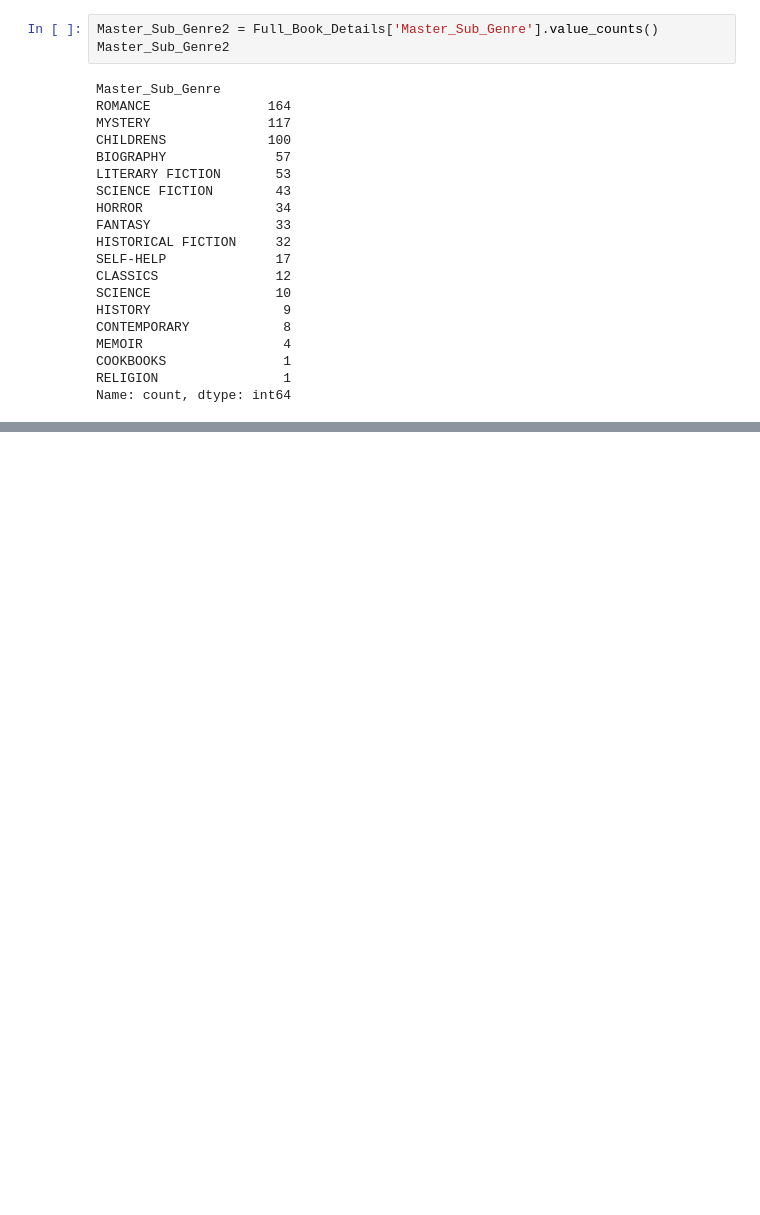
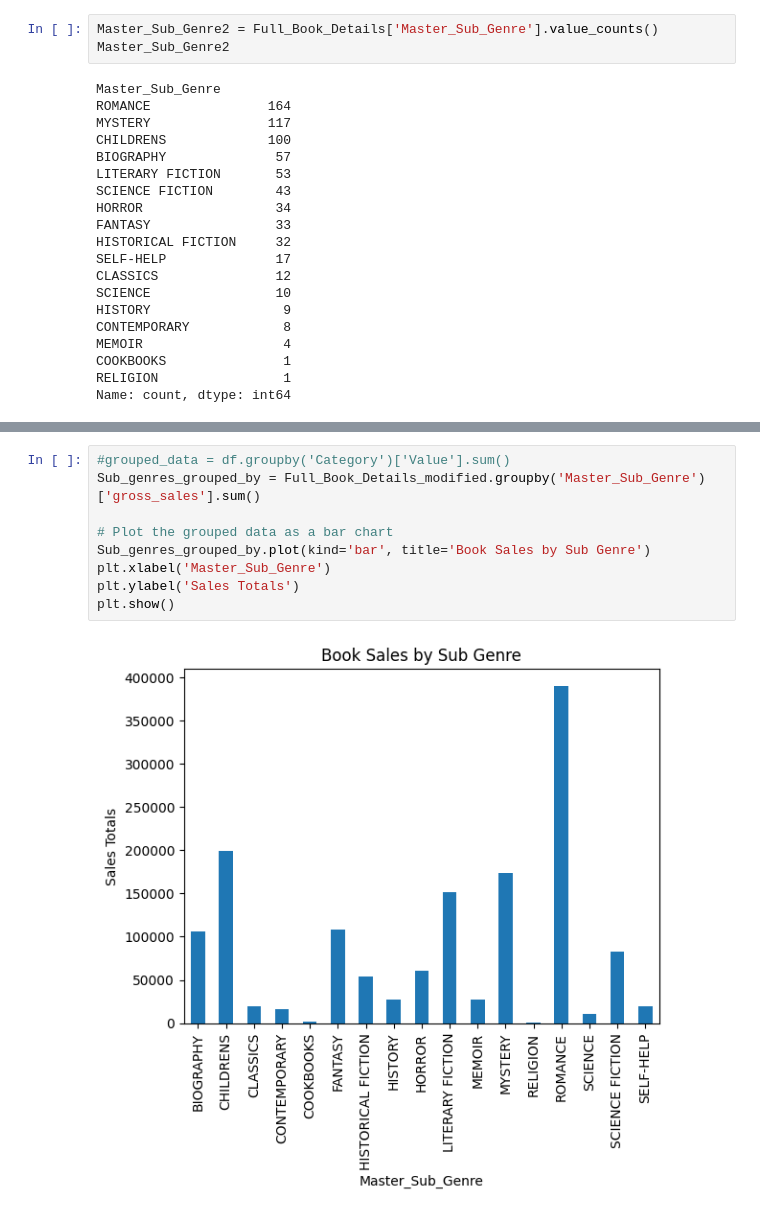
Before and after one commit to ammabe1/Publish-Me---Release-Assistant, a Jupyter notebook: Publish_Me Release_Assistant.ipynb, the cells around one changed output, grey strips where cells are left out. Drawn from its saved outputs; the diff is of its cells as text; blank space fills up the shorter version.

```diff
--- a/Publish_Me Release_Assistant.ipynb
+++ b/Publish_Me Release_Assistant.ipynb
@@ -545,0 +608,11 @@ Full_Book_Details_modified.head(10)
+# %%
+#grouped_data = df.groupby('Category')['Value'].sum()
+Sub_genres_grouped_by = Full_Book_Details_modified.groupby('Master_Sub_Genre')['gross_sales'].sum()
+
+# Plot the grouped data as a bar chart
+Sub_genres_grouped_by.plot(kind='bar', title='Book Sales by Sub Genre')
+plt.xlabel('Master_Sub_Genre')
+plt.ylabel('Sales Totals')
+plt.show()
+# %% [output]
+[figure, added]
```
Also changed, not shown: parts of 7 cells of this notebook, 1 other file.
